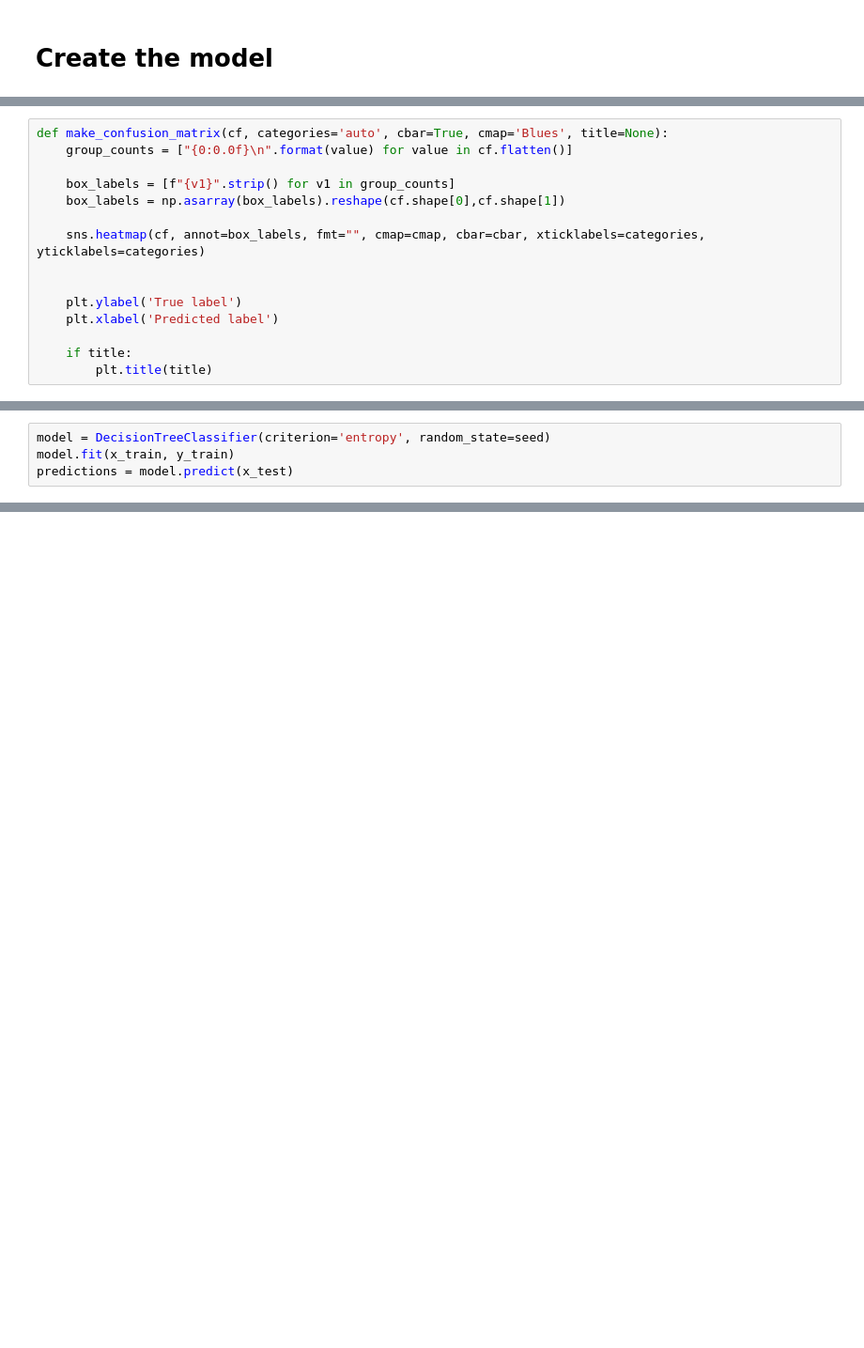
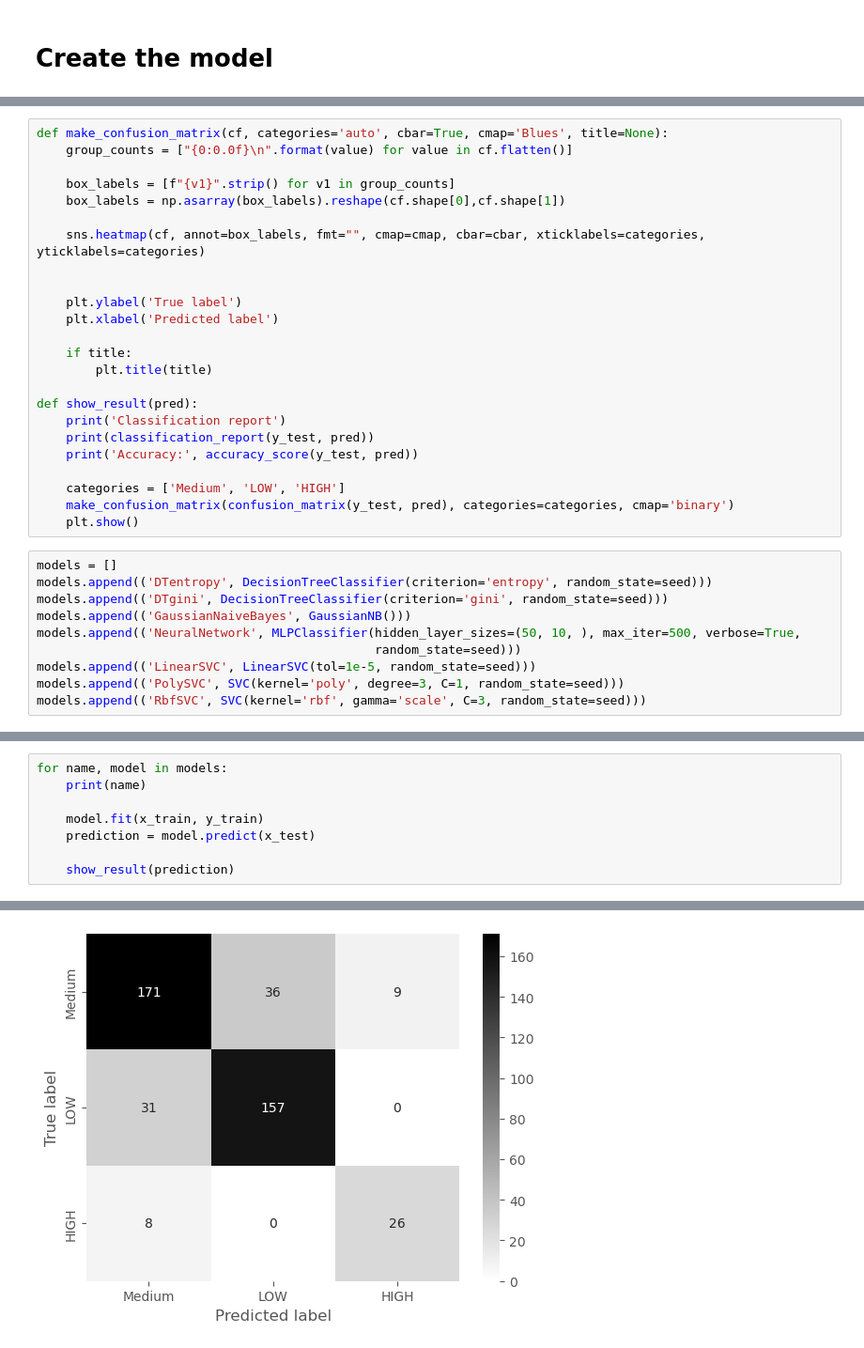
Before and after one commit to yichen-huang/House-Prices-Advanced-Regression-Techniques, a Jupyter notebook: modeling_yh.ipynb, the cells around one changed output, grey strips where cells are left out. Shown: that part at 94% size. Cells and saved outputs as stored; diff of their text form; blank space fills up the shorter version.

Commit message:
Add modeling

```diff
--- a/modeling_yh.ipynb
+++ b/modeling_yh.ipynb
@@ -169,3 +203,22 @@ def make_confusion_matrix(cf, categories='auto', cbar=True, cmap='Blues', title=
 
     if title:
         plt.title(title)
+
+def show_result(pred):
+    print('Classification report')
+    print(classification_report(y_test, pred))
+    print('Accuracy:', accuracy_score(y_test, pred))
+
+    categories = ['Medium', 'LOW', 'HIGH']
+    make_confusion_matrix(confusion_matrix(y_test, pred), categories=categories, cmap='binary')
+    plt.show()
+# %%
+models = []
+models.append(('DTentropy', DecisionTreeClassifier(criterion='entropy', random_state=seed)))
+models.append(('DTgini', DecisionTreeClassifier(criterion='gini', random_state=seed)))
+models.append(('GaussianNaiveBayes', GaussianNB()))
+models.append(('NeuralNetwork', MLPClassifier(hidden_layer_sizes=(50, 10, ), max_iter=500, verbose=True,
+                                              random_state=seed)))
+models.append(('LinearSVC', LinearSVC(tol=1e-5, random_state=seed)))
+models.append(('PolySVC', SVC(kernel='poly', degree=3, C=1, random_state=seed)))
+models.append(('RbfSVC', SVC(kernel='rbf', gamma='scale', C=3, random_state=seed)))
@@ -172,5 +227,9 @@ def make_confusion_matrix(cf, categories='auto', cbar=True, cmap='Blues', title=
 # %%
-model = DecisionTreeClassifier(criterion='entropy', random_state=seed)
-model.fit(x_train, y_train)
-predictions = model.predict(x_test)
+for name, model in models:
+    print(name)
+
+    model.fit(x_train, y_train)
+    prediction = model.predict(x_test)
+
+    show_result(prediction)
 # %% [output]
@@ -177,0 +249 @@ DecisionTreeClassifier(criterion='entropy', random_state=101)
+[figure, added]
```
Also changed, not shown: parts of 19 cells of this notebook, 2 other files.
